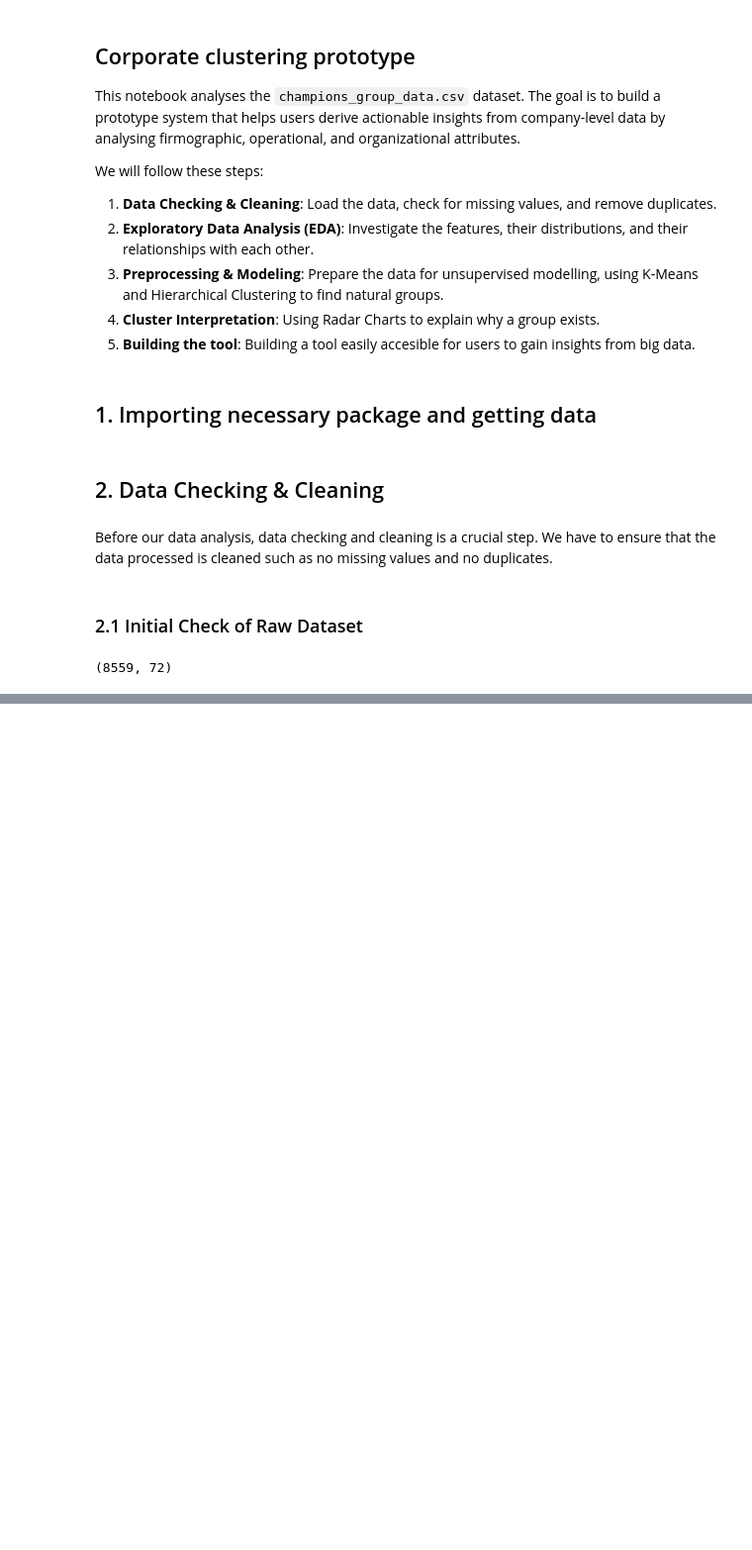
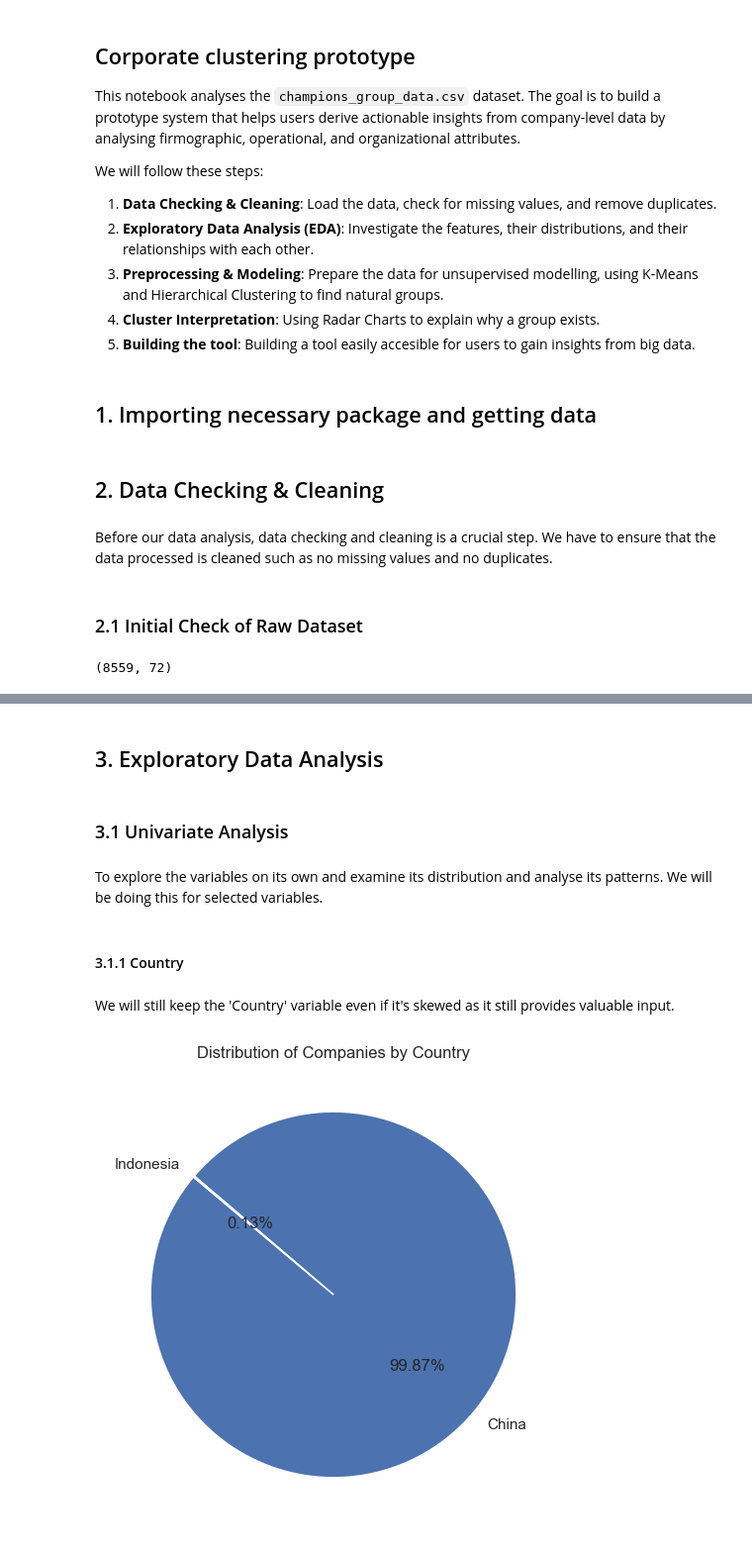
Before and after one commit to racxxhel/Corp_Intelligence, a Jupyter notebook: src/CAT_A_ACC.ipynb, the cells around one changed output, grey strips where cells are left out. Shown at 99% size. Saved outputs shown, nothing was run; the diff lists cells and outputs as text; code cells hidden in the pictures; blank space fills up the shorter version.

Commit message:
Added univariate analysis

```diff
--- a/src/CAT_A_ACC.ipynb
+++ b/src/CAT_A_ACC.ipynb
@@ -51,0 +54,24 @@ data.shape
+# %%
+# Checking if same standardisation
+data['Country'] = data['Country'].str.strip().str.title()
+# %% [markdown]
+## 3. Exploratory Data Analysis
+# %% [markdown]
+### 3.1 Univariate Analysis
+# %% [markdown]
+To explore the variables on its own and examine its distribution and analyse its patterns. We will be doing this for selected variables.
+# %% [markdown]
+#### 3.1.1 Country
+# %% [markdown]
+We will still keep the 'Country' variable even if it's skewed as it still provides valuable input.
+# %%
+# Count how many companies are in each country
+country_counts = data['Country'].value_counts()
+
+# Plot pie chart
+plt.figure(figsize=(6,6))
+plt.pie(country_counts, labels=country_counts.index, autopct=lambda p: '{:.2f}%'.format(p), startangle=140)
+plt.title('Distribution of Companies by Country')
+plt.show()
+# %% [output]
+[figure, added]
```
Also changed, not shown: parts of 16 cells of this notebook.
